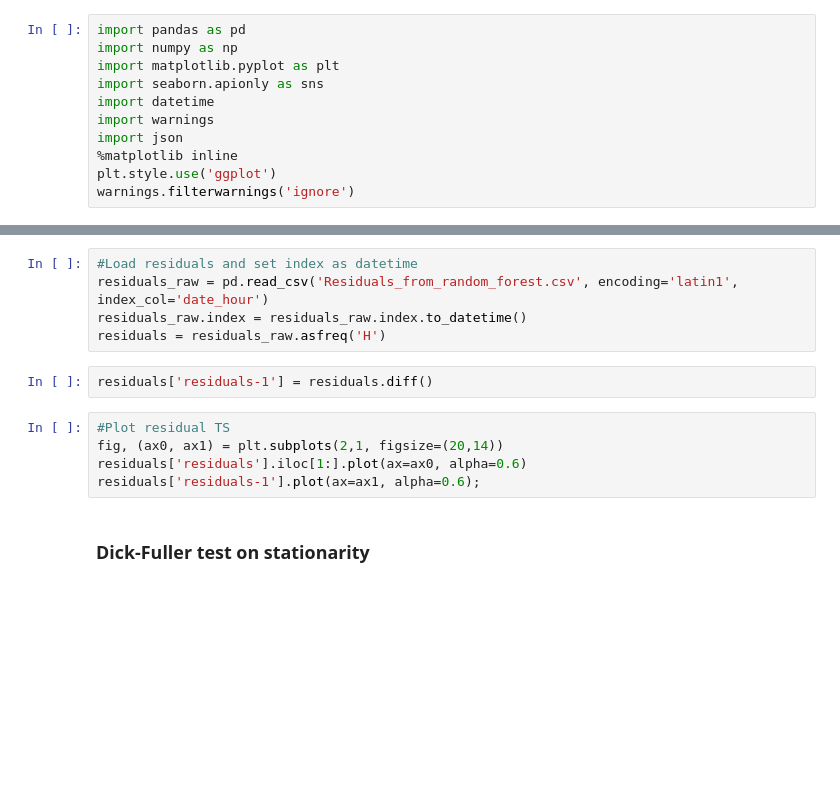
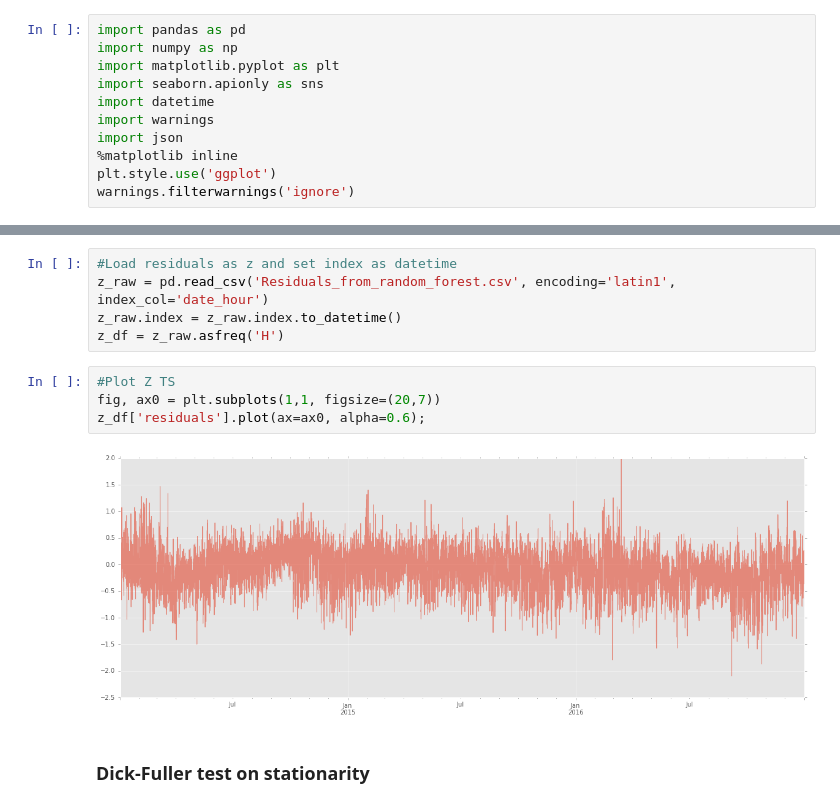
Before and after one commit to NonoMalpi/Secondary_band, a Jupyter notebook: Fitting residuals through ARIMA.ipynb, the cells around one changed output, grey strips where cells are left out. Drawn from its saved outputs; the diff is of its cells as text; blank space fills up the shorter version.

```diff
--- a/Fitting residuals through ARIMA.ipynb
+++ b/Fitting residuals through ARIMA.ipynb
@@ -14,15 +15,14 @@ warnings.filterwarnings('ignore')
 # %%
-#Load residuals and set index as datetime
-residuals_raw = pd.read_csv('Residuals_from_random_forest.csv', encoding='latin1', index_col='date_hour')
-residuals_raw.index = residuals_raw.index.to_datetime()
-residuals = residuals_raw.asfreq('H')
+#Load residuals as z and set index as datetime
+z_raw = pd.read_csv('Residuals_from_random_forest.csv', encoding='latin1', index_col='date_hour')
+z_raw.index = z_raw.index.to_datetime()
+z_df = z_raw.asfreq('H')
-# %%
-residuals['residuals-1'] = residuals.diff()
 # %%
-#Plot residual TS
-fig, (ax0, ax1) = plt.subplots(2,1, figsize=(20,14))
-residuals['residuals'].iloc[1:].plot(ax=ax0, alpha=0.6)
-residuals['residuals-1'].plot(ax=ax1, alpha=0.6);
+#Plot Z TS
+fig, ax0 = plt.subplots(1,1, figsize=(20,7))
+z_df['residuals'].plot(ax=ax0, alpha=0.6);
+# %% [output]
+[figure, added]
 # %% [markdown]
 ### Dick-Fuller test on stationarity
 # %%
```
Also changed, not shown: parts of 26 cells of this notebook, 2 other files.
